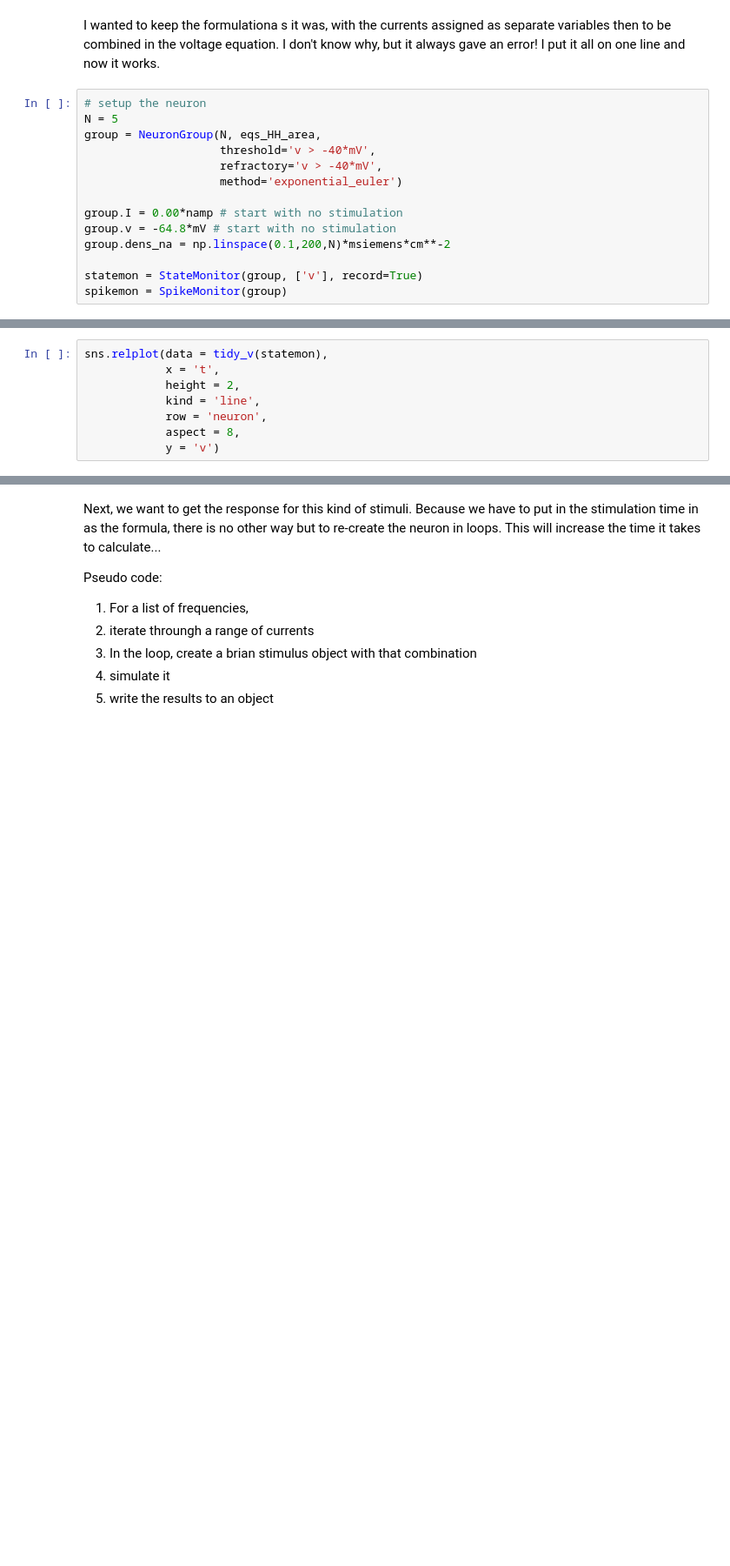
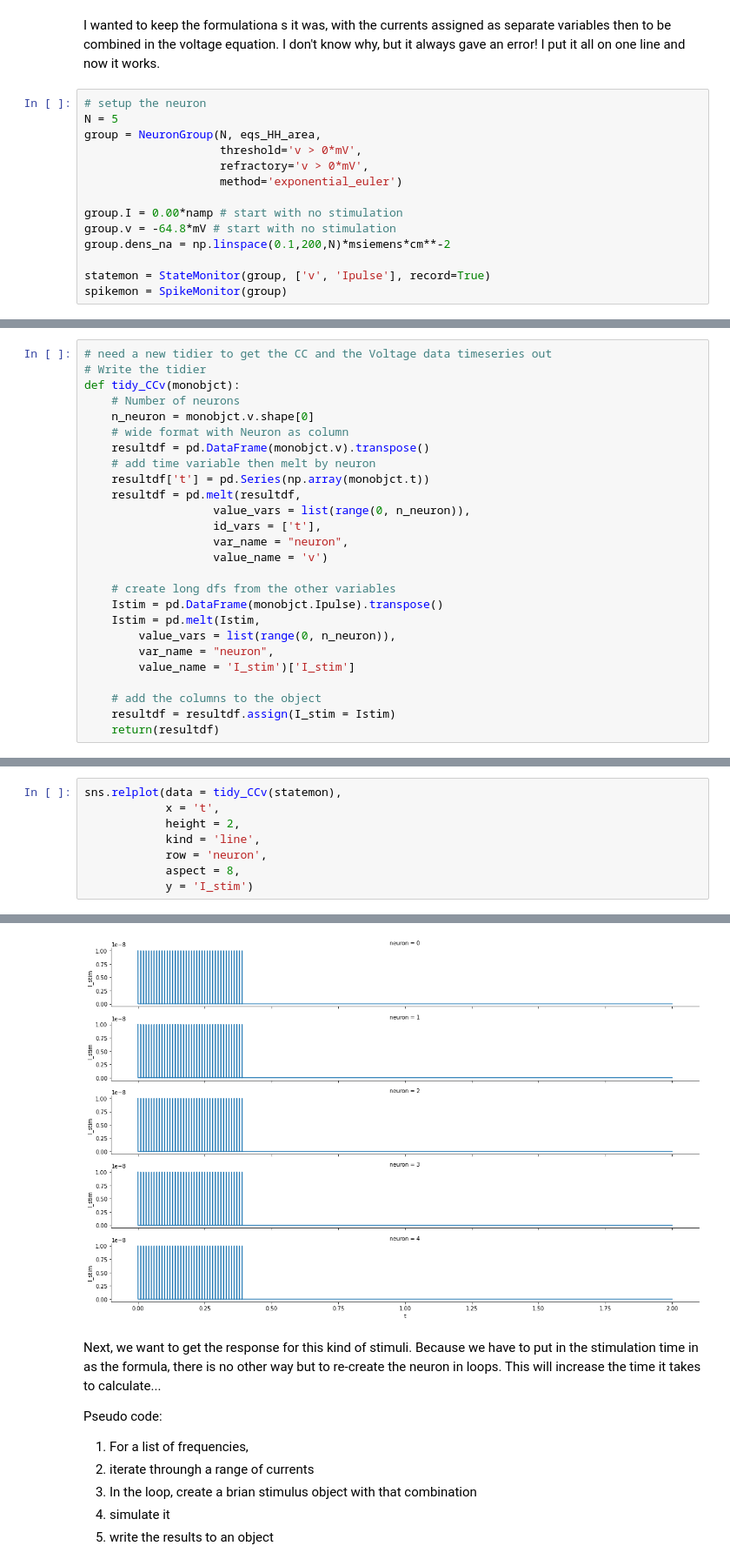
Before and after one commit to linusconrad/neurodynamics-learning, a Jupyter notebook: HHsandbox.ipynb, the cells around one changed output, grey strips where cells are left out. Shown at 87% size. Saved outputs shown, nothing was run; the diff lists cells and outputs as text; blank space fills up the shorter version.

```diff
--- a/HHsandbox.ipynb
+++ b/HHsandbox.ipynb
@@ -1077,15 +1073,15 @@ I put it all on one line and now it works.
 # setup the neuron
 N = 5
 group = NeuronGroup(N, eqs_HH_area,
-                    threshold='v > -40*mV',
-                    refractory='v > -40*mV',
+                    threshold='v > 0*mV',
+                    refractory='v > 0*mV',
                     method='exponential_euler')
 
 group.I = 0.00*namp # start with no stimulation
 group.v = -64.8*mV # start with no stimulation
 group.dens_na = np.linspace(0.1,200,N)*msiemens*cm**-2
 
-statemon = StateMonitor(group, ['v'], record=True)
+statemon = StateMonitor(group, ['v', 'Ipulse'], record=True)
 spikemon = SpikeMonitor(group)
 # %%
 run(2000*ms)
@@ -1097,0 +1096,26 @@ Traceback (most recent call last):
+# %%
+# need a new tidier to get the CC and the Voltage data timeseries out
+# Write the tidier
+def tidy_CCv(monobjct):
+    # Number of neurons
+    n_neuron = monobjct.v.shape[0]
+    # wide format with Neuron as column
+    resultdf = pd.DataFrame(monobjct.v).transpose()
+    # add time variable then melt by neuron
+    resultdf['t'] = pd.Series(np.array(monobjct.t))
+    resultdf = pd.melt(resultdf,
+                   value_vars = list(range(0, n_neuron)),
+                   id_vars = ['t'],
+                   var_name = "neuron",
+                   value_name = 'v')
+
+    # create long dfs from the other variables
+    Istim = pd.DataFrame(monobjct.Ipulse).transpose()
+    Istim = pd.melt(Istim,
+        value_vars = list(range(0, n_neuron)),
+        var_name = "neuron",
+        value_name = 'I_stim')['I_stim']
+
+    # add the columns to the object
+    resultdf = resultdf.assign(I_stim = Istim)
+    return(resultdf)
@@ -1098,9 +1125,9 @@ Traceback (most recent call last):
 # %%
-sns.relplot(data = tidy_v(statemon),
+sns.relplot(data = tidy_CCv(statemon),
             x = 't',
             height = 2,
             kind = 'line',
             row = 'neuron',
             aspect = 8,
-            y = 'v')
+            y = 'I_stim')
 # %% [output]
@@ -1108,3 +1135,4 @@ ValueError: figure size must be positive finite not (16, 0)
+[figure, added]
 # %% [markdown]
 Next, we want to get the response for this kind of stimuli.
 Because we have to put in the stimulation time in as the formula, there is no other way but to re-create the neuron in loops.
```
Also changed, not shown: parts of 15 cells of this notebook.
